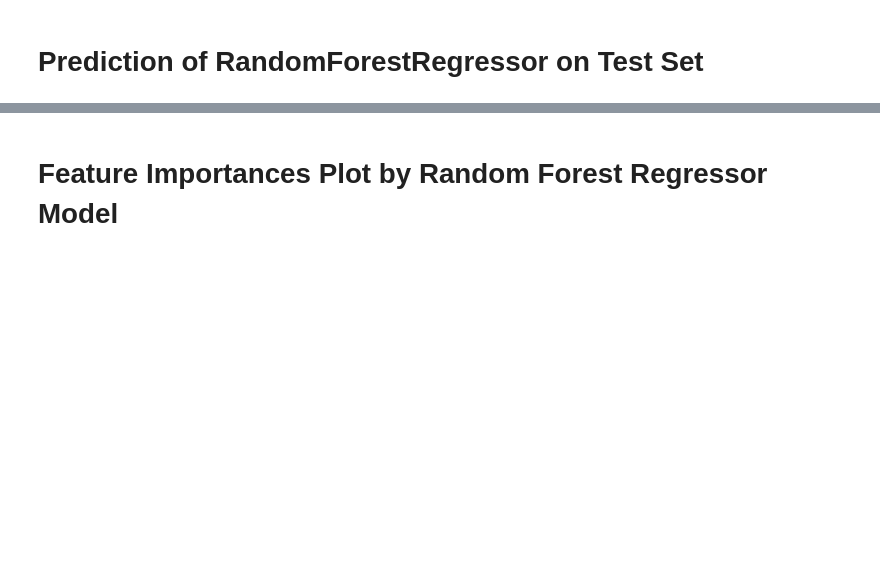
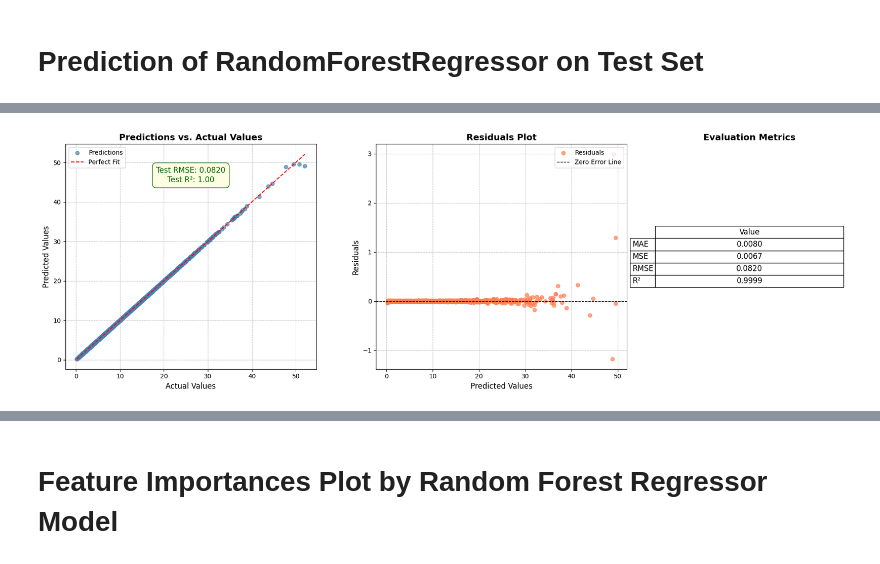
Before and after one commit to Osman-Dawood/Assinment-2, a Jupyter notebook: Deep_L_Term_Project.ipynb, the cells around one changed output, grey strips where cells are left out. Drawn from its saved outputs; the diff is of its cells as text; code cells hidden in the pictures; blank space fills up the shorter version.

```diff
--- a/Deep_L_Term_Project.ipynb
+++ b/Deep_L_Term_Project.ipynb
@@ -621,3 +634,85 @@ RandomForestRegressor(bootstrap=False, max_features=None, n_estimators=200,
                       random_state=42)
 # %% [markdown]
 # Prediction of RandomForestRegressor on Test Set
+# %%
+from sklearn.metrics import mean_absolute_error, mean_squared_error, r2_score
+import matplotlib.pyplot as plt
+import numpy as np
+from sklearn.ensemble import RandomForestRegressor
+
+# Assuming X_train_prepared, y_train, X_test_prepared, and y_test are already defined
+best_rf = RandomForestRegressor(
+    n_estimators=200,
+    min_samples_split=2,
+    min_samples_leaf=1,
+    max_features=None,
+    max_depth=None,
+    bootstrap=False,
+    random_state=42
+)
+
+# Fit the Random Forest model and make predictions
+best_rf.fit(X_train_prepared, y_train)
+y_pred = best_rf.predict(X_test_prepared).flatten()
+
+# Calculate evaluation metrics
+mae = mean_absolute_error(y_test, y_pred)
+mse = mean_squared_error(y_test, y_pred)
+rmse = np.sqrt(mse)
+r2 = r2_score(y_test, y_pred)
+
+print(f"MAE: {mae:.4f}")
+print(f"MSE: {mse:.4f}")
+print(f"RMSE: {rmse:.4f}")
+print(f"R²: {r2:.4f}")
+
+# Create a figure with three subplots
+fig, axes = plt.subplots(1, 3, figsize=(18, 6), gridspec_kw={'width_ratios': [2, 2, 1]})
+
+# Plot 1: Predictions vs. Actual Values
+axes[0].scatter(y_test, y_pred, alpha=0.7, color='steelblue', label='Predictions')
+axes[0].plot([y_test.min(), y_test.max()], [y_test.min(), y_test.max()], 'r--', color='red', label='Perfect Fit')
+axes[0].set_xlabel('Actual Values', fontsize=12)
+axes[0].set_ylabel('Predicted Values', fontsize=12)
+axes[0].set_title('Predictions vs. Actual Values', fontsize=14, fontweight='bold')
+axes[0].legend(fontsize=10, loc='upper left')
+axes[0].grid(color='gray', linestyle='--', linewidth=0.5, alpha=0.7)
+
+# Add RMSE and R² annotation
+axes[0].text(0.5, 0.9,
+             f'Test RMSE: {rmse:.4f}\nTest R²: {r2:.2f}',
+             transform=axes[0].transAxes, fontsize=12, color='darkgreen',
+             ha='center', va='top', bbox=dict(facecolor='lightyellow', edgecolor='darkgreen', boxstyle='round,pad=0.5', alpha=0.9))
+
+# Plot 2: Residuals
+residuals = y_test - y_pred
+axes[1].scatter(y_pred, residuals, alpha=0.7, color='coral', label='Residuals')
+axes[1].axhline(y=0, color='black', linestyle='--', linewidth=1, label='Zero Error Line')
+axes[1].set_xlabel('Predicted Values', fontsize=12)
+axes[1].set_ylabel('Residuals', fontsize=12)
+axes[1].set_title('Residuals Plot', fontsize=14, fontweight='bold')
+axes[1].legend(fontsize=10, loc='upper right')
+axes[1].grid(color='gray', linestyle='--', linewidth=0.5, alpha=0.7)
+
+# Plot 3: Table of Metrics
+metrics_table = plt.table(
+    cellText=[[f"{mae:.4f}"], [f"{mse:.4f}"], [f"{rmse:.4f}"], [f"{r2:.4f}"]],
+    rowLabels=['MAE', 'MSE', 'RMSE', 'R²'],
+    colLabels=['Value'],
+    cellLoc='center',
+    loc='center'
+)
+metrics_table.auto_set_font_size(False)
+metrics_table.set_fontsize(12)
+metrics_table.scale(1.5, 1.5)
+axes[2].axis('off')
+axes[2].set_title('Evaluation Metrics', fontsize=14, fontweight='bold')
+
+# Adjust layout and save the figure
+plt.tight_layout()
+output_file = 'predictions_metrics_and_residuals.png'
+plt.savefig(output_file, dpi=300, bbox_inches='tight')  # Save as PNG
+plt.show()
+
+print(f"Combined plot saved as: {output_file}")
+# %% [output]
@@ -623,0 +723 @@ RandomForestRegressor(bootstrap=False, max_features=None, n_estimators=200,
+[figure, added]
```
Also changed, not shown: parts of 20 cells of this notebook.
